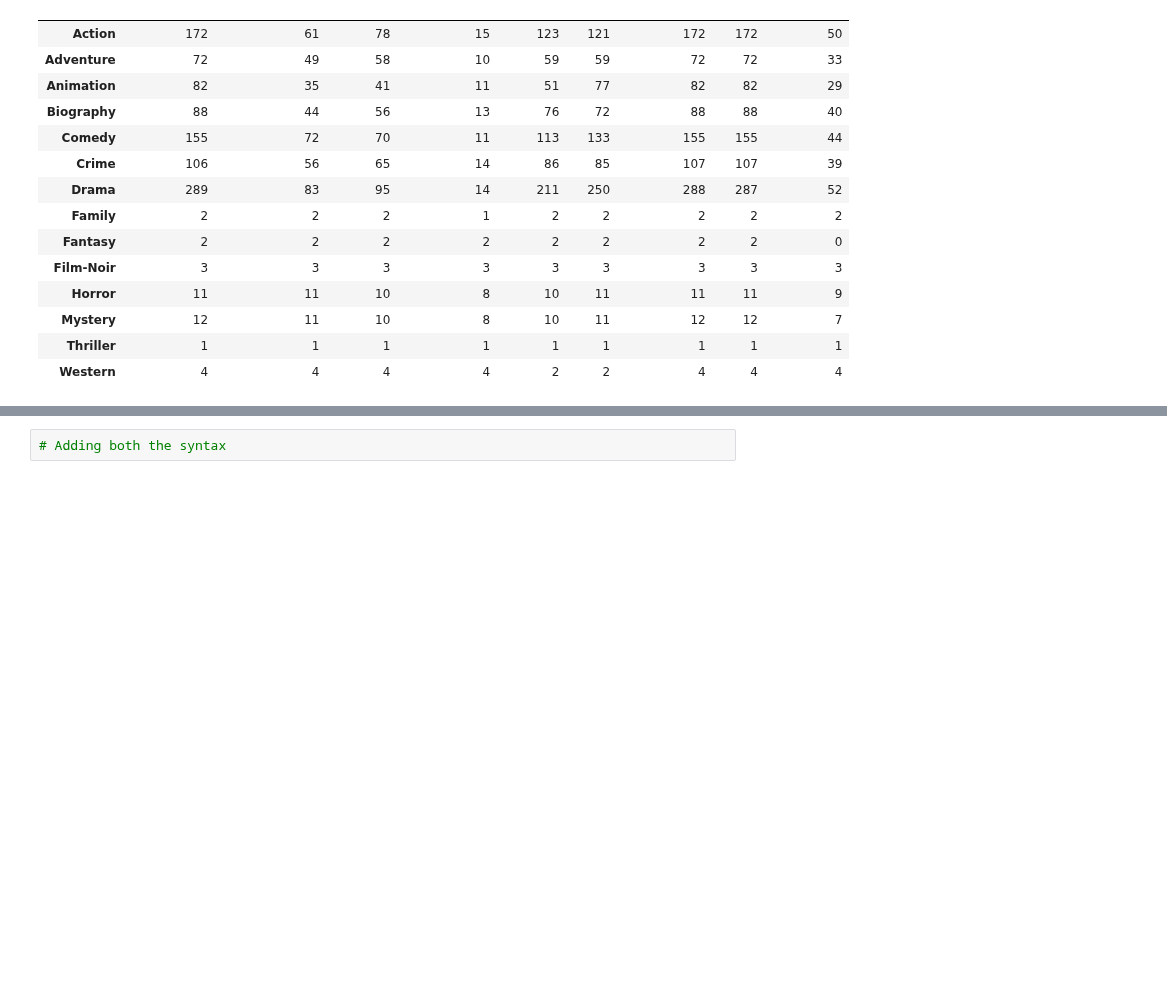
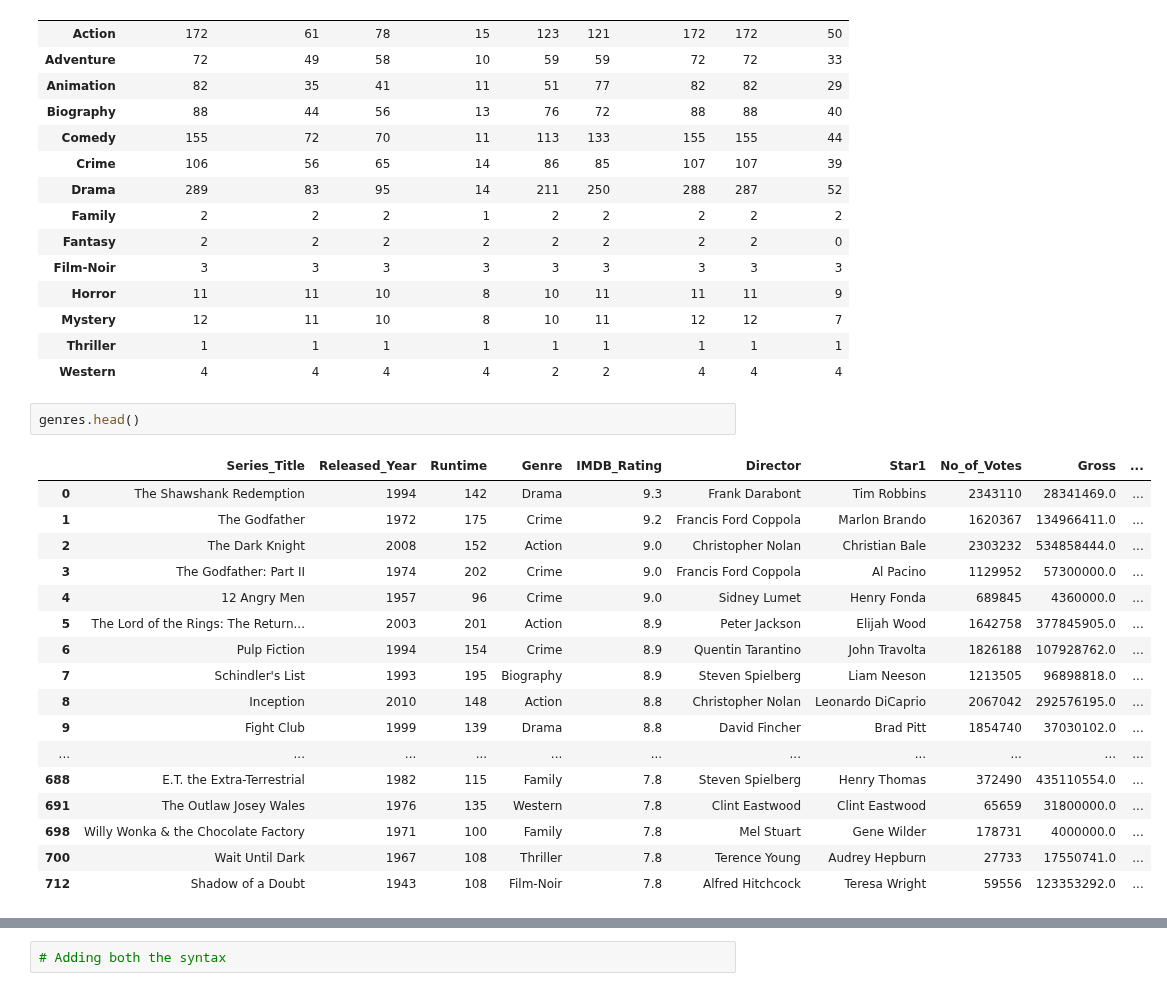
Before and after one commit to Saifullah785/Python_for_Data_Science, a Jupyter notebook: Pandas_For_Data_Science/Class_04_Pandas_Group_By_Object.ipynb, the cells around one changed output, grey strips where cells are left out. Saved outputs shown, nothing was run; the diff lists cells and outputs as text; blank space fills up the shorter version.

```diff
--- a/Pandas_For_Data_Science/Class_04_Pandas_Group_By_Object.ipynb
+++ b/Pandas_For_Data_Science/Class_04_Pandas_Group_By_Object.ipynb
@@ -298,3 +298,23 @@ genres.nunique()
 | Mystery | 12 | 11 | 10 | 8 | 10 | 11 | 12 | 12 | 7 |
 | Thriller | 1 | 1 | 1 | 1 | 1 | 1 | 1 | 1 | 1 |
 | Western | 4 | 4 | 4 | 4 | 2 | 2 | 4 | 4 | 4 |
+# %%
+genres.head()
+# %% [output]
+|  | Series_Title | Released_Year | Runtime | Genre | IMDB_Rating | Director | Star1 | No_of_Votes | Gross | ... |
+| 0 | The Shawshank Redemption | 1994 | 142 | Drama | 9.3 | Frank Darabont | Tim Robbins | 2343110 | 28341469.0 | ... |
+| 1 | The Godfather | 1972 | 175 | Crime | 9.2 | Francis Ford Coppola | Marlon Brando | 1620367 | 134966411.0 | ... |
+| 2 | The Dark Knight | 2008 | 152 | Action | 9.0 | Christopher Nolan | Christian Bale | 2303232 | 534858444.0 | ... |
+| 3 | The Godfather: Part II | 1974 | 202 | Crime | 9.0 | Francis Ford Coppola | Al Pacino | 1129952 | 57300000.0 | ... |
+| 4 | 12 Angry Men | 1957 | 96 | Crime | 9.0 | Sidney Lumet | Henry Fonda | 689845 | 4360000.0 | ... |
+| 5 | The Lord of the Rings: The Return... | 2003 | 201 | Action | 8.9 | Peter Jackson | Elijah Wood | 1642758 | 377845905.0 | ... |
+| 6 | Pulp Fiction | 1994 | 154 | Crime | 8.9 | Quentin Tarantino | John Travolta | 1826188 | 107928762.0 | ... |
+| 7 | Schindler's List | 1993 | 195 | Biography | 8.9 | Steven Spielberg | Liam Neeson | 1213505 | 96898818.0 | ... |
+| 8 | Inception | 2010 | 148 | Action | 8.8 | Christopher Nolan | Leonardo DiCaprio | 2067042 | 292576195.0 | ... |
+| 9 | Fight Club | 1999 | 139 | Drama | 8.8 | David Fincher | Brad Pitt | 1854740 | 37030102.0 | ... |
+| ... | ... | ... | ... | ... | ... | ... | ... | ... | ... | ... |
+| 688 | E.T. the Extra-Terrestrial | 1982 | 115 | Family | 7.8 | Steven Spielberg | Henry Thomas | 372490 | 435110554.0 | ... |
+| 691 | The Outlaw Josey Wales | 1976 | 135 | Western | 7.8 | Clint Eastwood | Clint Eastwood | 65659 | 31800000.0 | ... |
+| 698 | Willy Wonka & the Chocolate Factory | 1971 | 100 | Family | 7.8 | Mel Stuart | Gene Wilder | 178731 | 4000000.0 | ... |
+| 700 | Wait Until Dark | 1967 | 108 | Thriller | 7.8 | Terence Young | Audrey Hepburn | 27733 | 17550741.0 | ... |
+| 712 | Shadow of a Doubt | 1943 | 108 | Film-Noir | 7.8 | Alfred Hitchcock | Teresa Wright | 59556 | 123353292.0 | ... |
```
Also changed, not shown: parts of 18 cells of this notebook.
